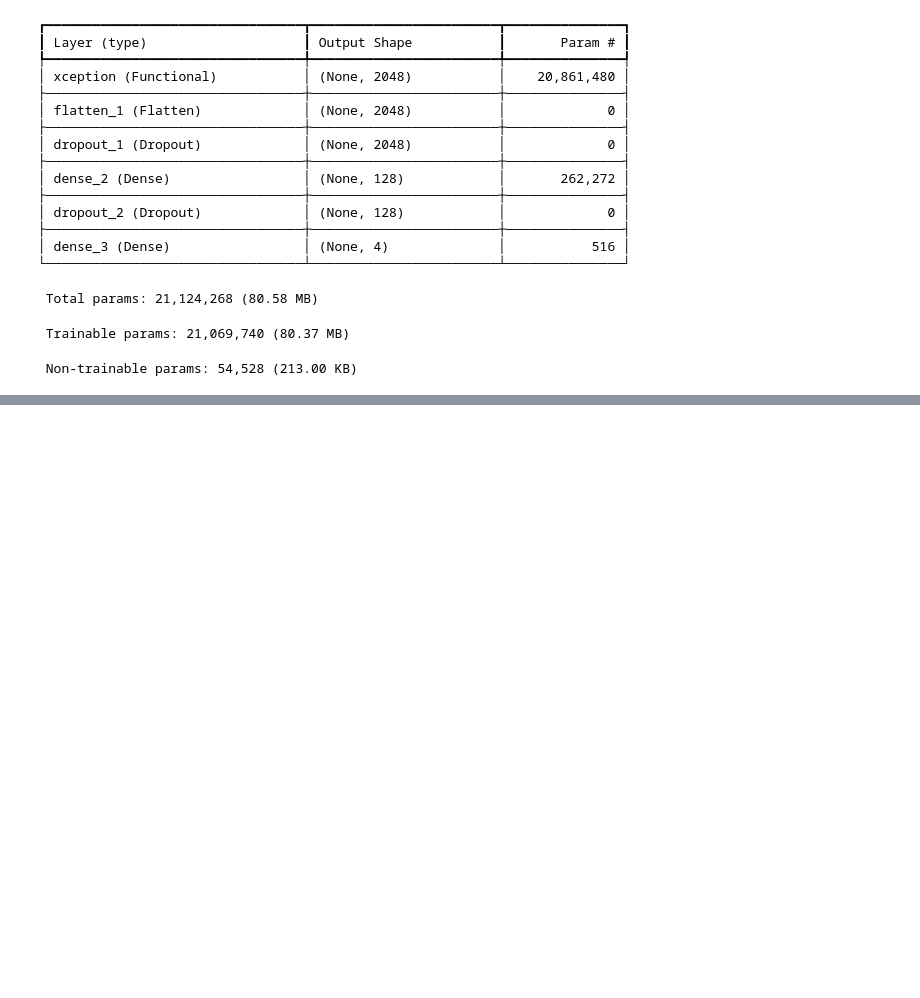
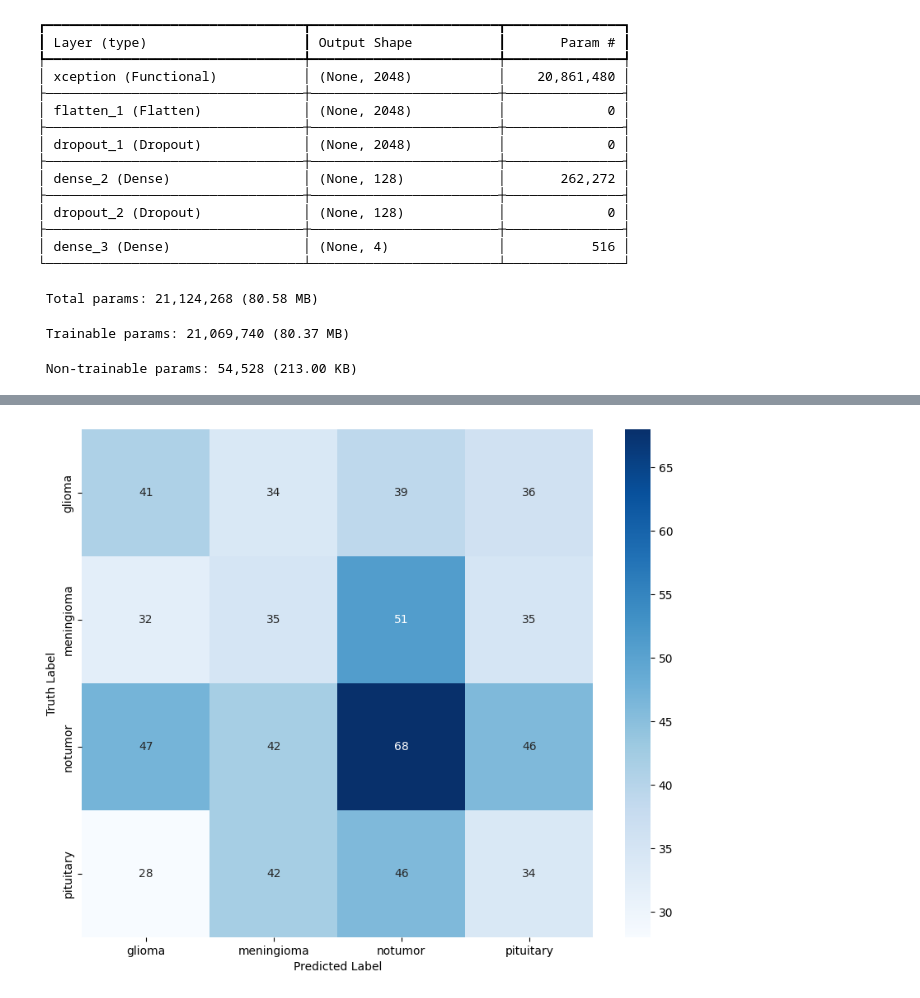
Before and after one commit to Mikkelml/brain_project, a Jupyter notebook: brain_img_classifier.ipynb, the cells around one changed output, grey strips where cells are left out. Drawn from its saved outputs; the diff is of its cells as text; code cells hidden in the pictures; blank space fills up the shorter version.

Commit message:
traning of transfer model.

```diff
--- a/brain_img_classifier.ipynb
+++ b/brain_img_classifier.ipynb
@@ -619,8 +630,10 @@ visualkeras.layered_view(model, legend=True).show()
 # %% [markdown]
 # Transfer learning model
 # %%
-base_model = tf.keras.applications.Xception(include_top=False, weights= "imagenet",
-                            input_shape=image_shape, pooling='max')
+base_model = tf.keras.applications.Xception(include_top=False,
+                                            weights= "imagenet",
+                                            input_shape=image_shape,
+                                            pooling='max')
 
 # for layer in base_model.layers:
 #     layer.trainable = False
@@ -704,0 +734,3 @@ print(f"Test Accuracy: {test_score[1]*100:.2f}%")
+# %%
+transfer_preds = transfer_model.predict(test_gen)
+y_pred_transfer = np.argmax(transfer_preds, axis=1)
@@ -704,0 +739,4 @@ print(f"Test Accuracy: {test_score[1]*100:.2f}%")
+# %%
+cm(y_pred_transfer)
+# %% [output]
+[figure, added]
```
Also changed, not shown: parts of 9 cells of this notebook.
